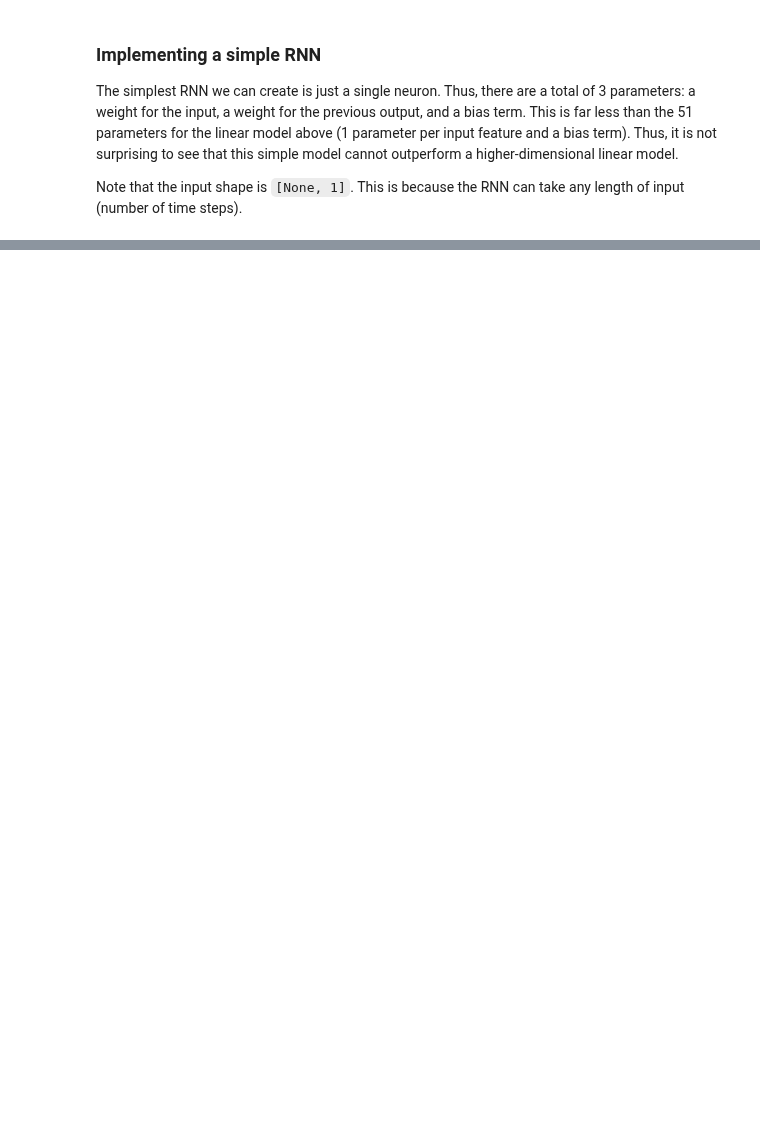
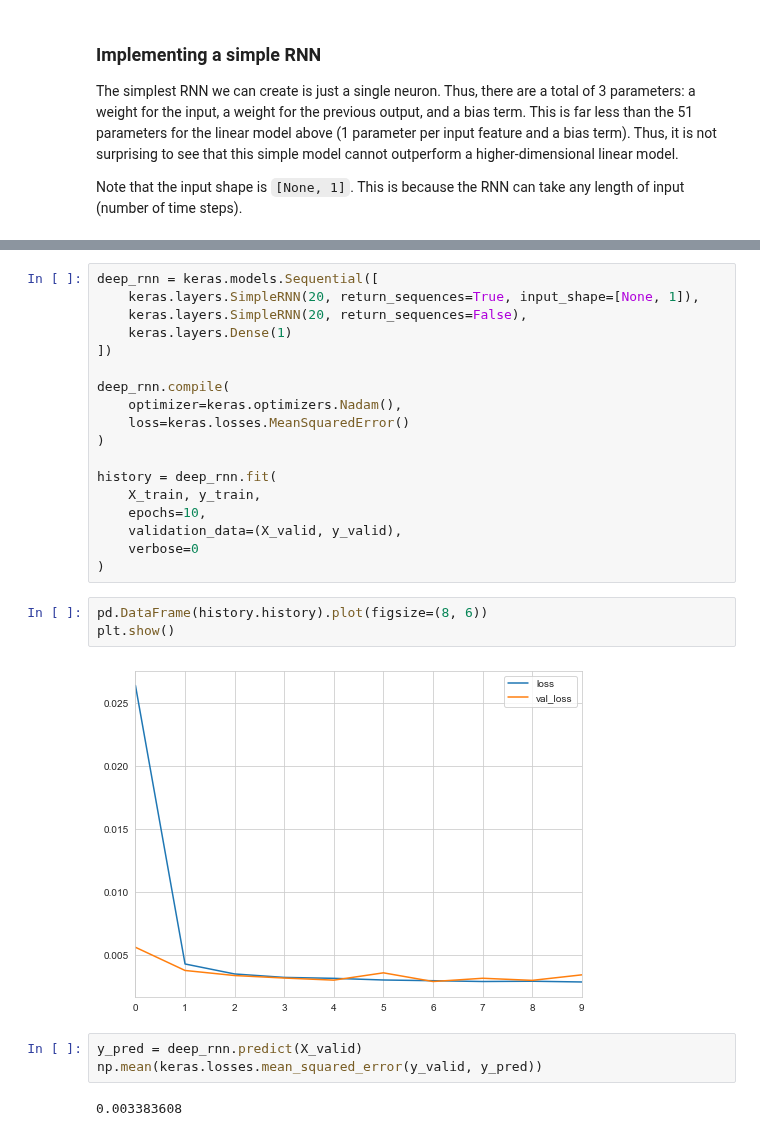
Before and after one commit to jhrcook/100DaysOfPython, a Jupyter notebook: HandsOnMachineLearningWithScikitLearnAndTensorFlow/homl_ch15_Processing-sequences-using-RNNs-and-CNNs.ipynb, the cells around one changed output, grey strips where cells are left out. Cells and saved outputs as stored; diff of their text form; blank space fills up the shorter version.

```diff
--- a/HandsOnMachineLearningWithScikitLearnAndTensorFlow/homl_ch15_Processing-sequences-using-RNNs-and-CNNs.ipynb
+++ b/HandsOnMachineLearningWithScikitLearnAndTensorFlow/homl_ch15_Processing-sequences-using-RNNs-and-CNNs.ipynb
@@ -175,0 +181,28 @@ np.mean(keras.losses.mean_squared_error(y_valid, y_pred))
+# %%
+deep_rnn = keras.models.Sequential([
+    keras.layers.SimpleRNN(20, return_sequences=True, input_shape=[None, 1]),
+    keras.layers.SimpleRNN(20, return_sequences=False),
+    keras.layers.Dense(1)
+])
+
+deep_rnn.compile(
+    optimizer=keras.optimizers.Nadam(),
+    loss=keras.losses.MeanSquaredError()
+)
+
+history = deep_rnn.fit(
+    X_train, y_train,
+    epochs=10,
+    validation_data=(X_valid, y_valid),
+    verbose=0
+)
+# %%
+pd.DataFrame(history.history).plot(figsize=(8, 6))
+plt.show()
+# %% [output]
+[figure, added]
+# %%
+y_pred = deep_rnn.predict(X_valid)
+np.mean(keras.losses.mean_squared_error(y_valid, y_pred))
+# %% [output]
+0.003383608
```
Also changed, not shown: parts of 20 cells of this notebook, 8 other files.
